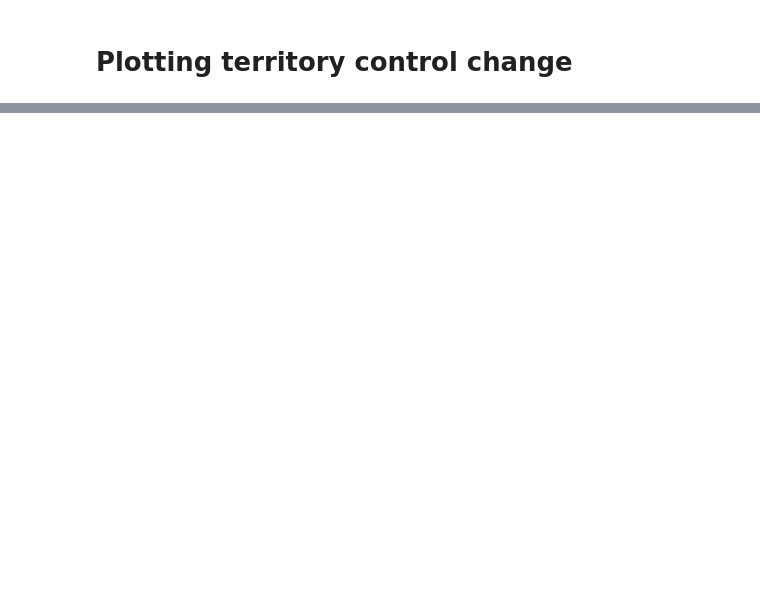
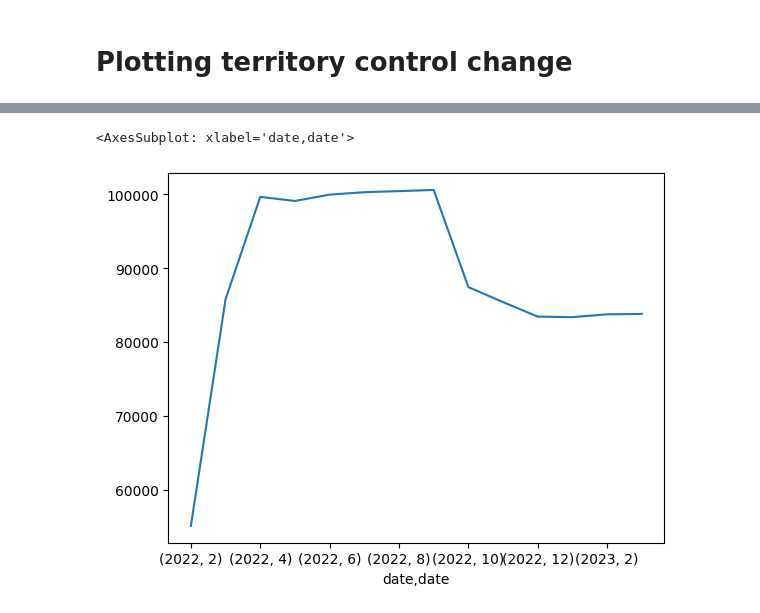
Before and after one commit to conflict-investigations/nzz-maps, a Jupyter notebook: nzz_territory.ipynb, the cells around one changed output, grey strips where cells are left out. Cells and saved outputs as stored; diff of their text form; code cells hidden in the pictures; blank space fills up the shorter version.

```diff
--- a/nzz_territory.ipynb
+++ b/nzz_territory.ipynb
@@ -127,0 +164,5 @@ plt.savefig('nzz_area_net.png', bbox_inches='tight', dpi=600)
+# %%
+df.area.groupby([lambda x: x.year, lambda x: x.month]).median().plot()
+# %% [output]
+<AxesSubplot: xlabel='date,date'>
+[figure, added]
```
Also changed, not shown: parts of 34 cells of this notebook, 5 other files.
